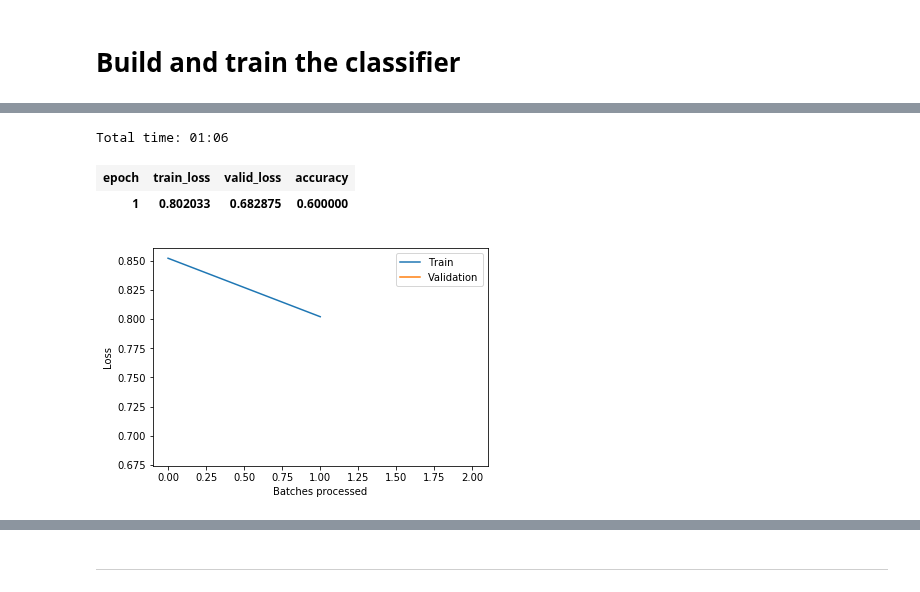
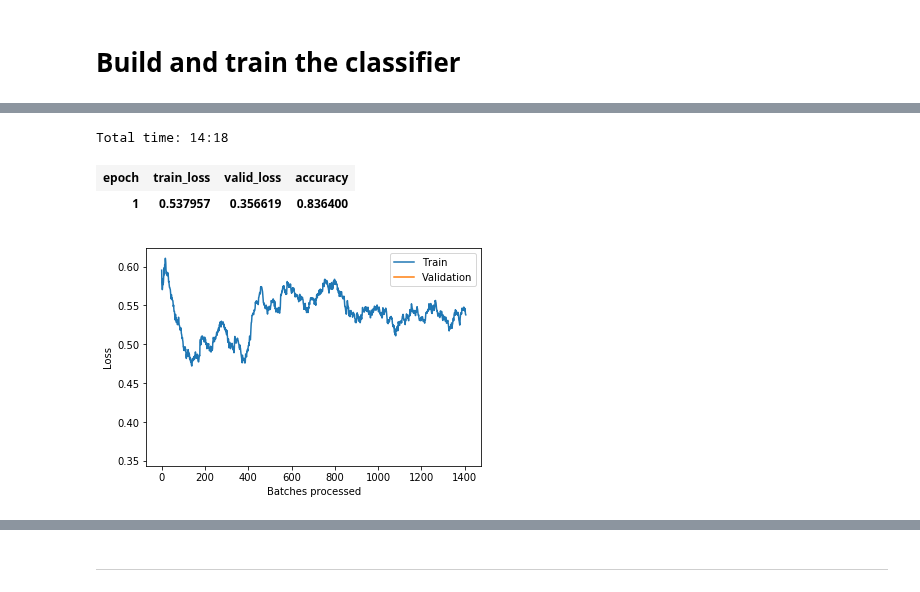
Before and after one commit to nrasch/Portfolio, a Jupyter notebook: Machine-Learning/Python/04-Classic-Datasets/NLP-FastAI-v2.ipynb, the cells around one changed output, grey strips where cells are left out. Cells and saved outputs as stored; diff of their text form; code cells hidden in the pictures.

```diff
--- a/Machine-Learning/Python/04-Classic-Datasets/NLP-FastAI-v2.ipynb
+++ b/Machine-Learning/Python/04-Classic-Datasets/NLP-FastAI-v2.ipynb
@@ -257,10 +258,9 @@ data_clas.show_batch()
 # %%
 learn.fit_one_cycle(1, 1e-2)
+learn.recorder.plot_losses()
+learn.save('imdb_train_clas')
 # %% [output]
-Total time: 01:06
+Total time: 14:18
 | epoch | train_loss | valid_loss | accuracy |
-| 1 | 0.802033 | 0.682875 | 0.600000 |
+| 1 | 0.537957 | 0.356619 | 0.836400 |
+[figure, added]
-# %%
-learn.recorder.plot_losses()
-# %% [output]
-[figure, removed]
```
Also changed, not shown: parts of 22 cells of this notebook, 1 other file.
